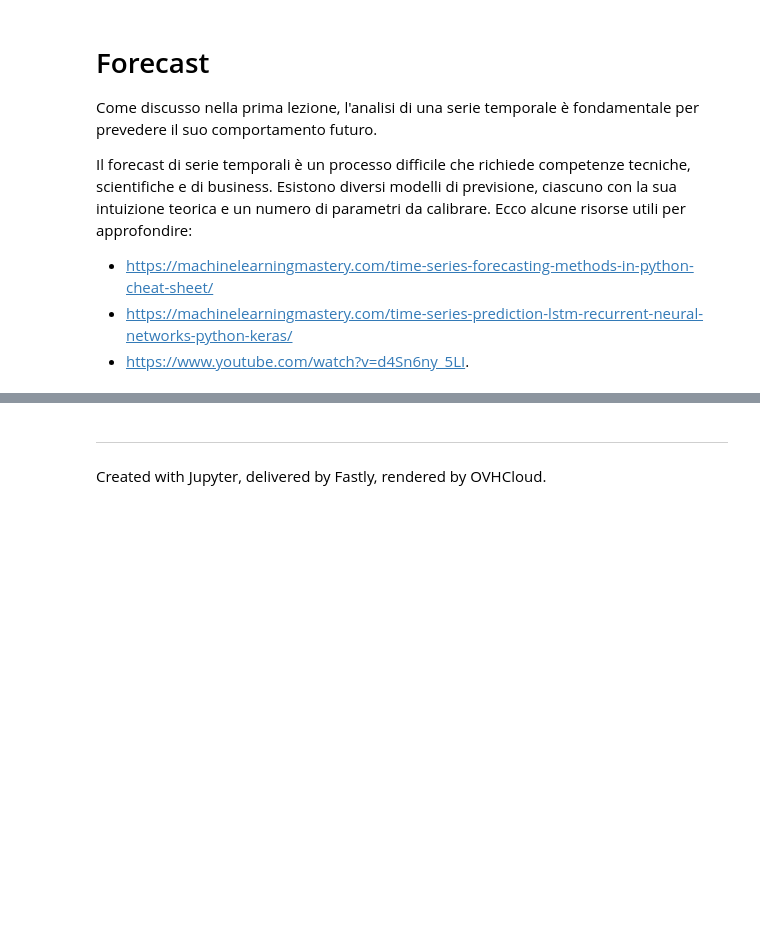
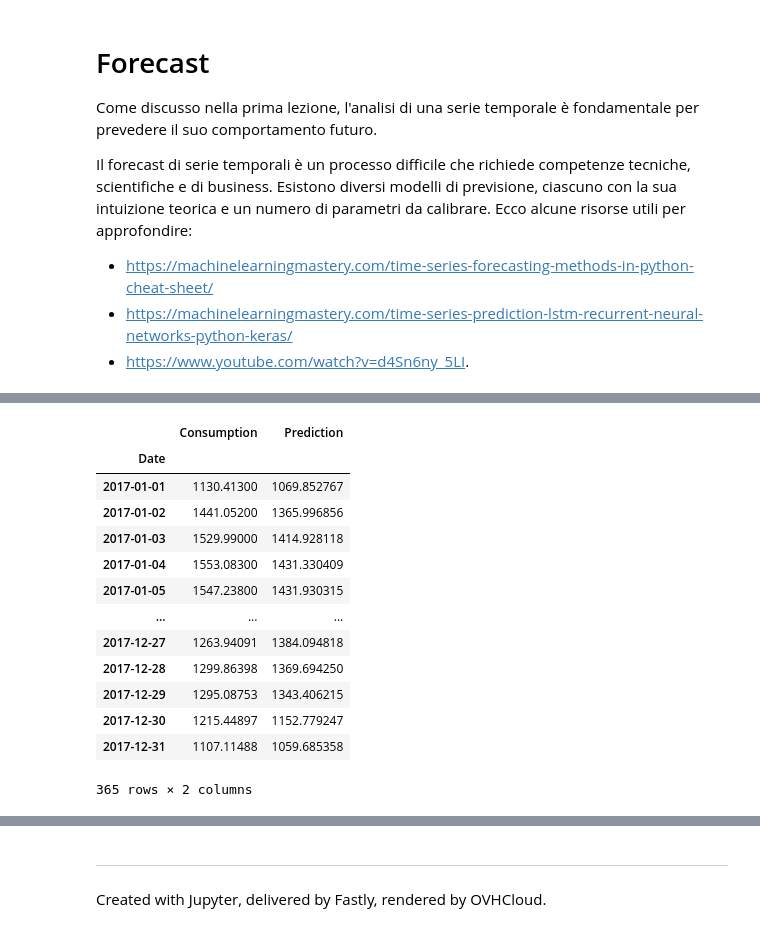
Before and after one commit to fbagattini/Lezioni, a Jupyter notebook: Analisi e Forecast di Serie Temporali con Python - Parte II.ipynb, the cells around one changed output, grey strips where cells are left out. Drawn from its saved outputs; the diff is of its cells as text; code cells hidden in the pictures; blank space fills up the shorter version.

```diff
--- a/Analisi e Forecast di Serie Temporali con Python - Parte II.ipynb
+++ b/Analisi e Forecast di Serie Temporali con Python - Parte II.ipynb
@@ -629,0 +820,18 @@ Vediamo alcuni esempi di utilizzo.
+# %%
+df_test['Prediction'] = test_predictions['yhat'].values
+df_test
+# %% [output]
+|  | Consumption | Prediction |
+| Date |  |  |
+| 2017-01-01 | 1130.41300 | 1069.852767 |
+| 2017-01-02 | 1441.05200 | 1365.996856 |
+| 2017-01-03 | 1529.99000 | 1414.928118 |
+| 2017-01-04 | 1553.08300 | 1431.330409 |
+| 2017-01-05 | 1547.23800 | 1431.930315 |
+| ... | ... | ... |
+| 2017-12-27 | 1263.94091 | 1384.094818 |
+| 2017-12-28 | 1299.86398 | 1369.694250 |
+| 2017-12-29 | 1295.08753 | 1343.406215 |
+| 2017-12-30 | 1215.44897 | 1152.779247 |
+| 2017-12-31 | 1107.11488 | 1059.685358 |
+365 rows × 2 columns
```
Also changed, not shown: parts of 29 cells of this notebook, 1 other file.
